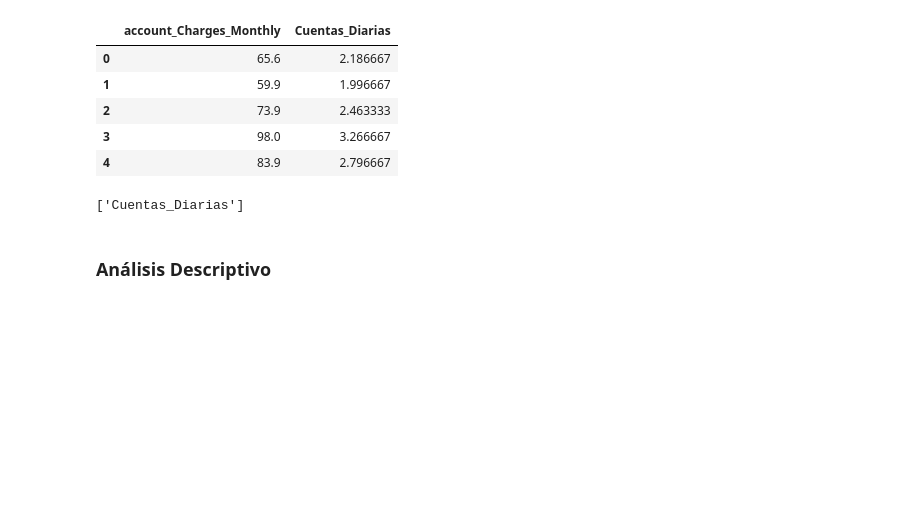
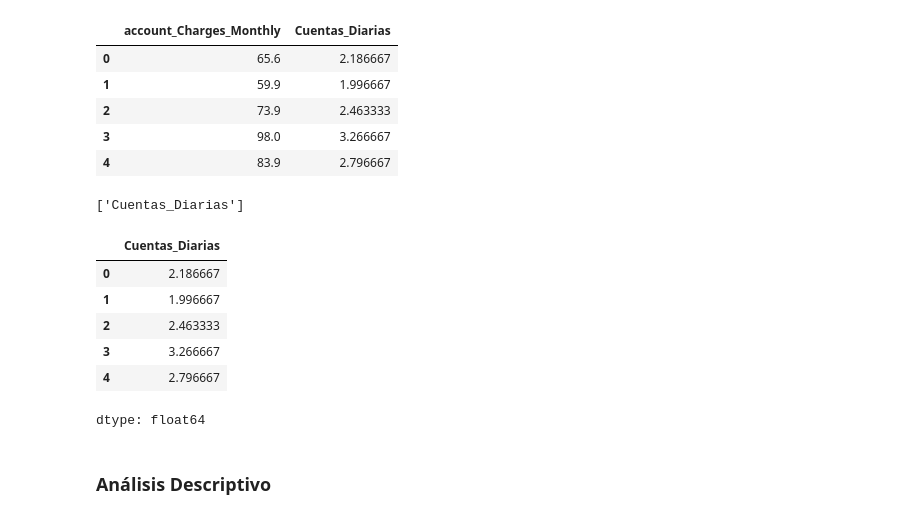
Before and after one commit to marelycarcamo/Challenge_TelecomX, a Jupyter notebook: TelecomX_LATAM.ipynb, the cells around one changed output. Drawn from its saved outputs; the diff is of its cells as text; code cells hidden in the pictures; blank space fills up the shorter version.

```diff
--- a/TelecomX_LATAM.ipynb
+++ b/TelecomX_LATAM.ipynb
@@ -551,6 +562,16 @@ display(df[['account_Charges_Monthly', 'Cuentas_Diarias']].head())
 df.columns.tolist()[-1:]
 # %% [output]
 ['Cuentas_Diarias']
+# %%
+df['Cuentas_Diarias'].head()
+# %% [output]
+|  | Cuentas_Diarias |
+| 0 | 2.186667 |
+| 1 | 1.996667 |
+| 2 | 2.463333 |
+| 3 | 3.266667 |
+| 4 | 2.796667 |
+dtype: float64
 # %% [markdown]
 ### Análisis Descriptivo
 # %%
```
Also changed, not shown: parts of 20 cells of this notebook.
